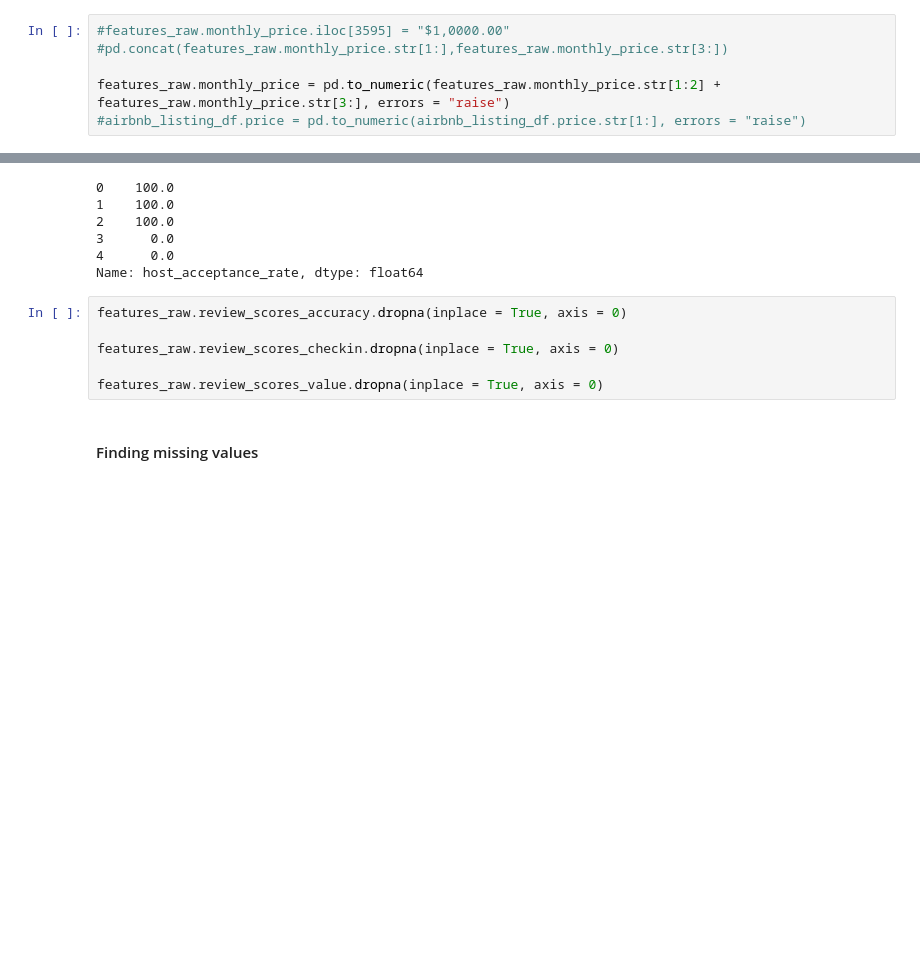
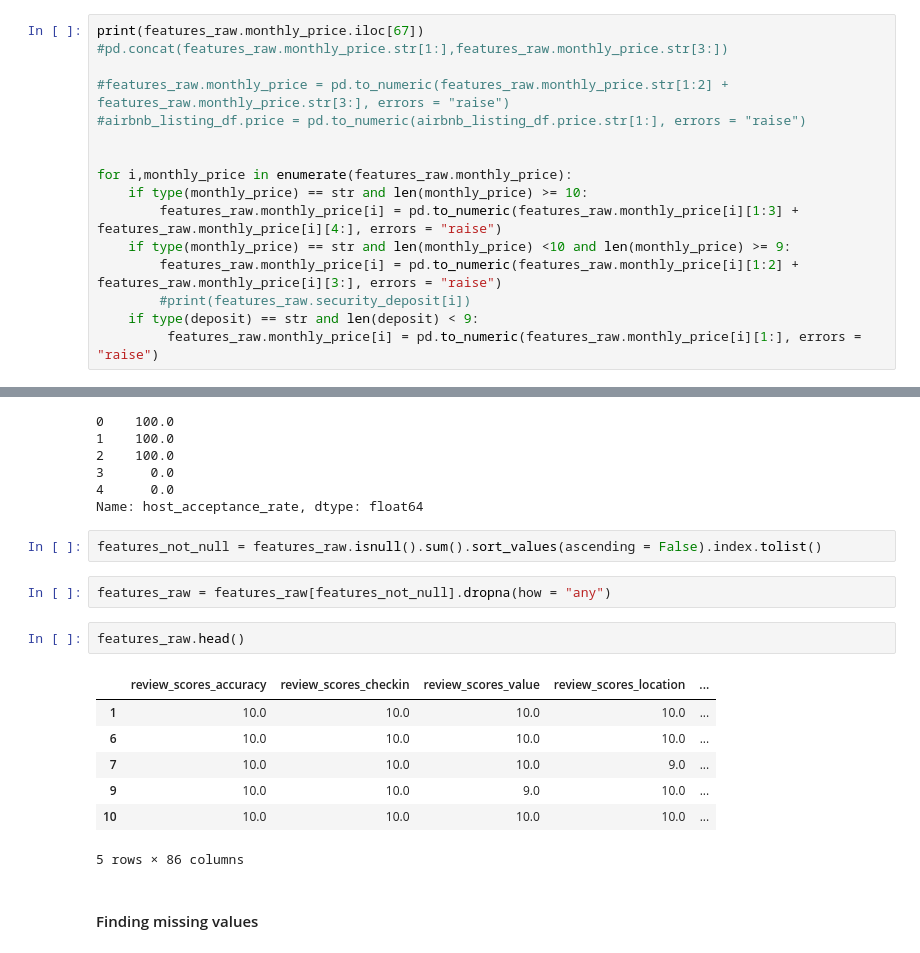
Before and after one commit to SimplifyData/Predict-Airbnb-Prices-in-Seattle, a Jupyter notebook: seattle_kaggle_airbnb.ipynb, the cells around one changed output, grey strips where cells are left out. Cells and saved outputs as stored; diff of their text form; blank space fills up the shorter version.

Commit message:
Cleaning Features and making them useable
changed priceing and other features from strings to integer. Dropped Null values

```diff
--- a/seattle_kaggle_airbnb.ipynb
+++ b/seattle_kaggle_airbnb.ipynb
@@ -1000,8 +1000,18 @@ market                               0
 id                                   0
 Length: 86, dtype: int64
 # %%
-#features_raw.monthly_price.iloc[3595] = "$1,0000.00"
+print(features_raw.monthly_price.iloc[67])
 #pd.concat(features_raw.monthly_price.str[1:],features_raw.monthly_price.str[3:])
 
-features_raw.monthly_price = pd.to_numeric(features_raw.monthly_price.str[1:2] + features_raw.monthly_price.str[3:], errors = "raise")
+#features_raw.monthly_price = pd.to_numeric(features_raw.monthly_price.str[1:2] + features_raw.monthly_price.str[3:], errors = "raise")
 #airbnb_listing_df.price = pd.to_numeric(airbnb_listing_df.price.str[1:], errors = "raise")
+
+
+for i,monthly_price in enumerate(features_raw.monthly_price):
+    if type(monthly_price) == str and len(monthly_price) >= 10:
+        features_raw.monthly_price[i] = pd.to_numeric(features_raw.monthly_price[i][1:3] + features_raw.monthly_price[i][4:], errors = "raise")
+    if type(monthly_price) == str and len(monthly_price) <10 and len(monthly_price) >= 9:
+        features_raw.monthly_price[i] = pd.to_numeric(features_raw.monthly_price[i][1:2] + features_raw.monthly_price[i][3:], errors = "raise")
+        #print(features_raw.security_deposit[i])
+    if type(deposit) == str and len(deposit) < 9:
+         features_raw.monthly_price[i] = pd.to_numeric(features_raw.monthly_price[i][1:], errors = "raise")
@@ -1144,12 +1181,20 @@ features_raw.host_acceptance_rate.head()
 3      0.0
 4      0.0
 Name: host_acceptance_rate, dtype: float64
-# %%
-features_raw.review_scores_accuracy.dropna(inplace = True, axis = 0)
-
-features_raw.review_scores_checkin.dropna(inplace = True, axis = 0)
-
-features_raw.review_scores_value.dropna(inplace = True, axis = 0)
+# %%
+features_not_null = features_raw.isnull().sum().sort_values(ascending = False).index.tolist()
+# %%
+features_raw = features_raw[features_not_null].dropna(how = "any")
+# %%
+features_raw.head()
+# %% [output]
+|  | review_scores_accuracy | review_scores_checkin | review_scores_value | review_scores_location | ... |
+| 1 | 10.0 | 10.0 | 10.0 | 10.0 | ... |
+| 6 | 10.0 | 10.0 | 10.0 | 10.0 | ... |
+| 7 | 10.0 | 10.0 | 10.0 | 9.0 | ... |
+| 9 | 10.0 | 10.0 | 9.0 | 10.0 | ... |
+| 10 | 10.0 | 10.0 | 10.0 | 10.0 | ... |
+5 rows × 86 columns
 # %% [markdown]
 #### Finding missing values
 # %%
```
Also changed, not shown: parts of 19 cells of this notebook.
